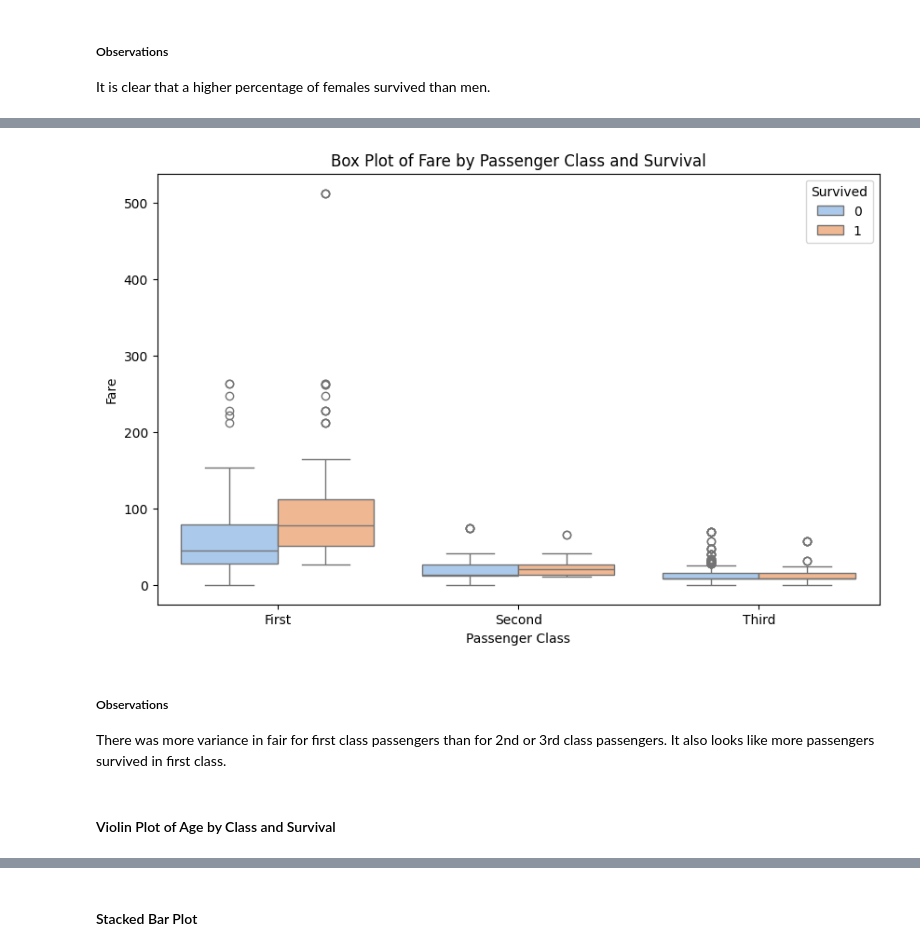
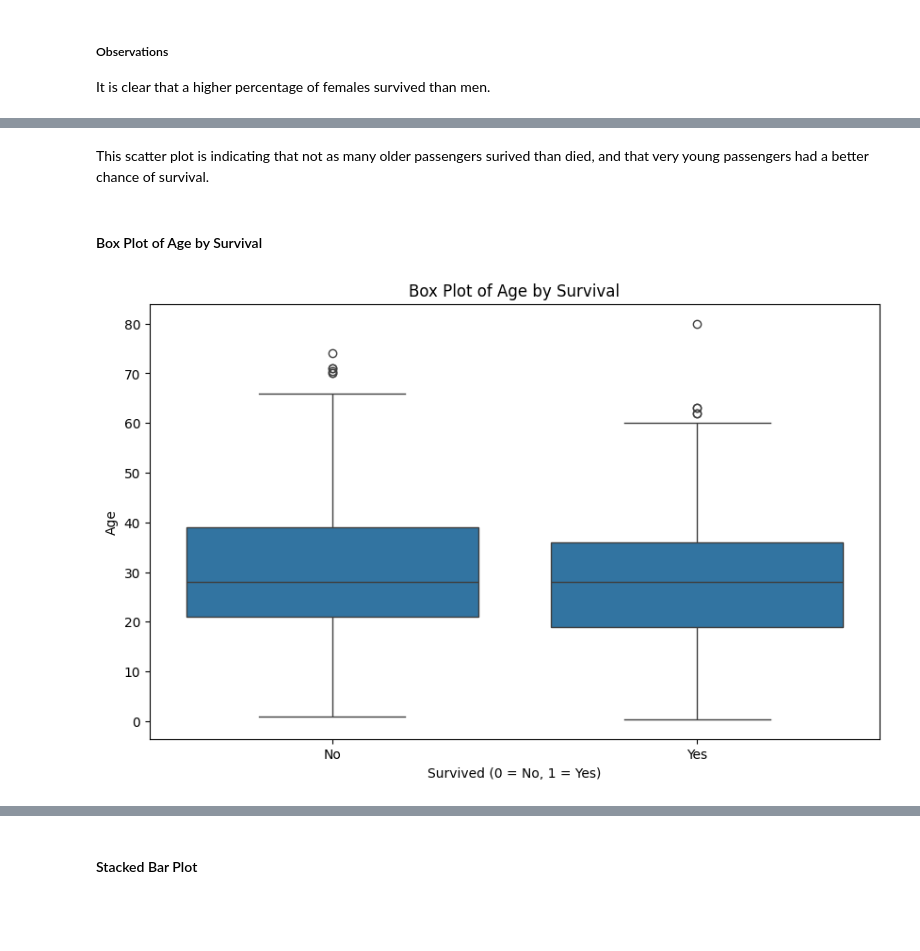
Before and after one commit to BethSpornitz/datafun-06-eda, a Jupyter notebook: bethspornitz_eda.ipynb, the cells around one changed output, grey strips where cells are left out. Cells and saved outputs as stored; diff of their text form; code cells hidden in the pictures; blank space fills up the shorter version.

```diff
--- a/bethspornitz_eda.ipynb
+++ b/bethspornitz_eda.ipynb
@@ -451,15 +459,14 @@ A box plot can help show the distribution of fares paid by passengers in differe
+# %% [markdown]
+This scatter plot is indicating that not as many older passengers surived than died, and that very young passengers had a better chance of survival.
+# %% [markdown]
+#### Box Plot of Age by Survival
 # %%
 plt.figure(figsize=(10, 6))
-sns.boxplot(x='class', y='fare', hue='survived', data=df, palette='pastel')
-plt.title('Box Plot of Fare by Passenger Class and Survival')
-plt.xlabel('Passenger Class')
-plt.ylabel('Fare')
-plt.legend(title='Survived')
+sns.boxplot(x='survived', y='age', data=titanic_data)
+plt.title('Box Plot of Age by Survival')
+plt.xlabel('Survived (0 = No, 1 = Yes)')
+plt.ylabel('Age')
+plt.xticks([0, 1], ['No', 'Yes'])
 plt.show()
 # %% [output]
-[figure, old version]
+[figure, new version]
-# %% [markdown]
-##### Observations
-There was more variance in fair for first class passengers than for 2nd or 3rd class passengers.  It also looks like more passengers survived in first class.
-# %% [markdown]
-#### Violin Plot of Age by Class and Survival
```
Also changed, not shown: parts of 35 cells of this notebook, 2 other files.
